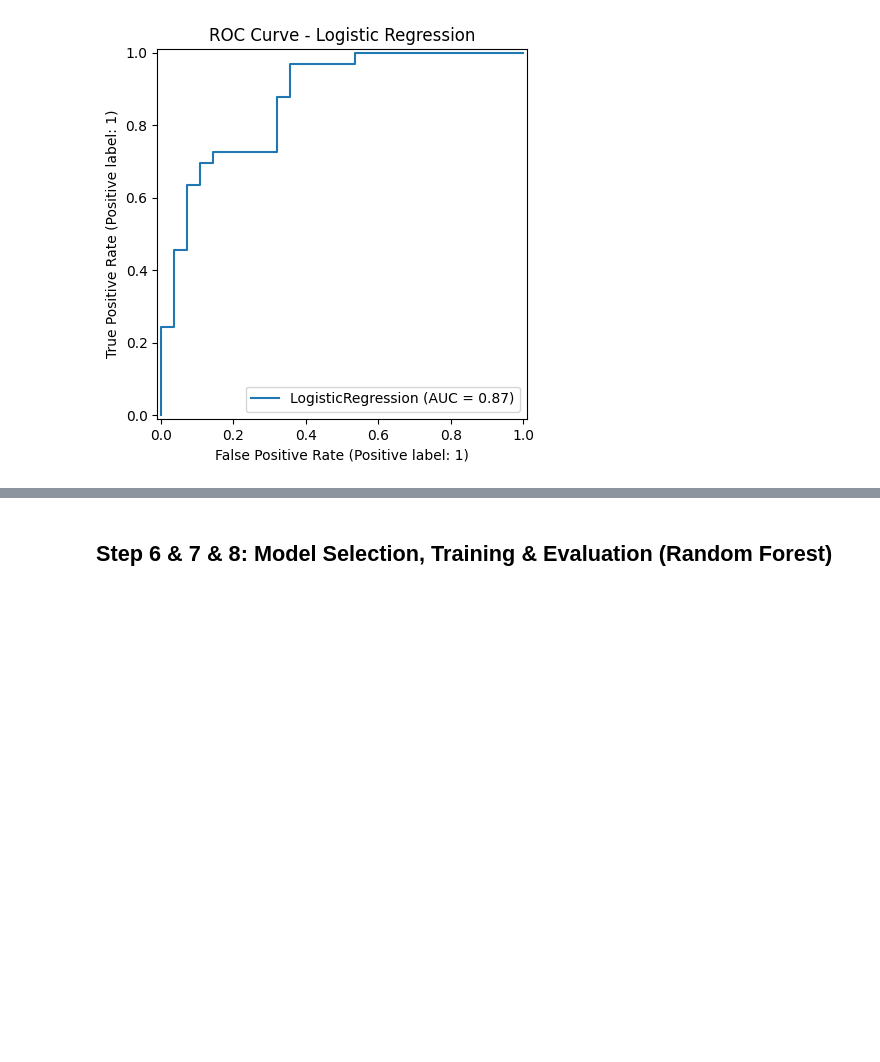
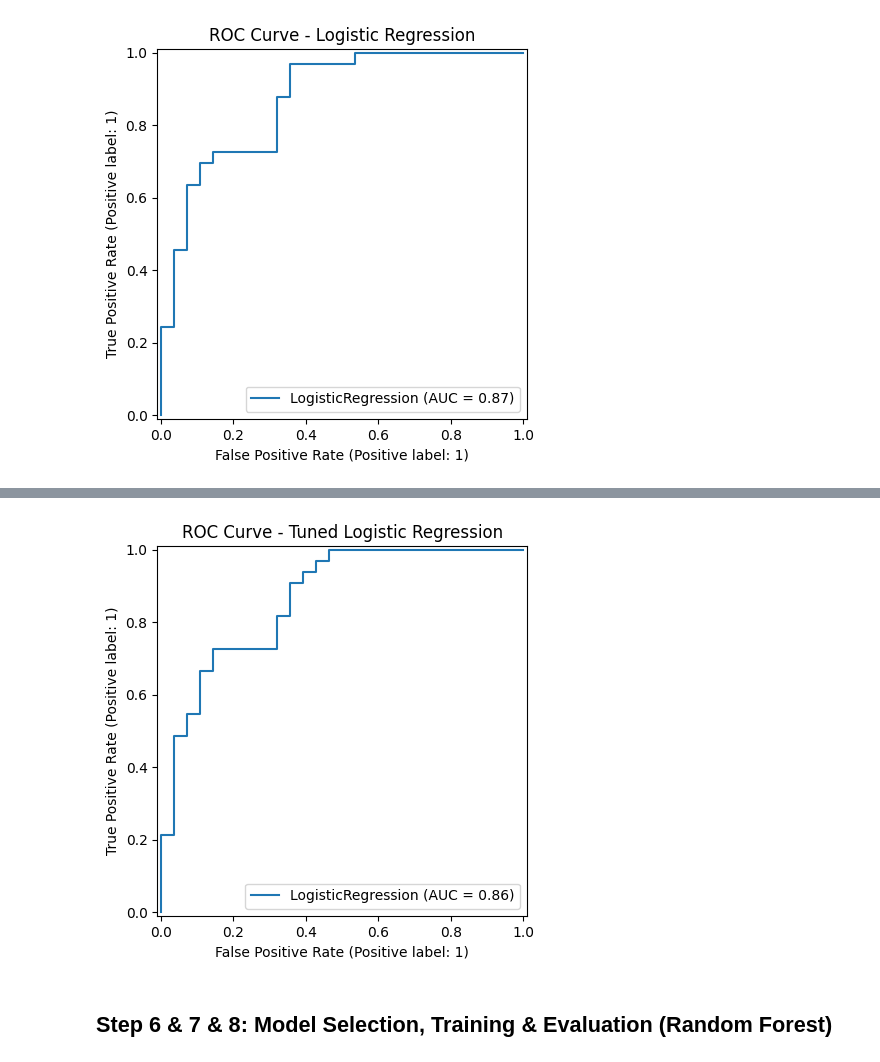
Before and after one commit to touhid0503/Heart_Disease_Diagnosis_Support_System, a Jupyter notebook: HDDSS.ipynb, the cells around one changed output, grey strips where cells are left out. Saved outputs shown, nothing was run; the diff lists cells and outputs as text; code cells hidden in the pictures; blank space fills up the shorter version.

Commit message:
Model Selection, Training, and Evaluation

```diff
--- a/HDDSS.ipynb
+++ b/HDDSS.ipynb
@@ -612,3 +624,74 @@ Confusion Matrix:
    macro avg       0.79      0.78      0.78        61
 weighted avg       0.79      0.79      0.78        61
 [figure]
+# %%
+from sklearn.linear_model import LogisticRegression
+from sklearn.model_selection import GridSearchCV
+from sklearn.metrics import (
+    accuracy_score,
+    precision_score,
+    recall_score,
+    f1_score,
+    roc_auc_score,
+    confusion_matrix,
+    classification_report,
+    RocCurveDisplay
+)
+import matplotlib.pyplot as plt
+
+# 1️⃣ Define Base Model
+log_reg = LogisticRegression(solver='liblinear', random_state=42)
+
+# 2️⃣ Hyperparameter Grid
+param_grid = {
+    'C': [0.01, 0.1, 1, 10],
+    'penalty': ['l1', 'l2']
+}
+
+# 3️⃣ Grid Search with Cross-Validation
+grid_search = GridSearchCV(
+    estimator=log_reg,
+    param_grid=param_grid,
+    cv=5,
+    scoring='recall',  # Prioritizing recall for healthcare
+    n_jobs=-1
+)
+
+# 4️⃣ Train Model
+grid_search.fit(X_train, y_train)
+
+# 5️⃣ Get Best Model
+best_log_reg = grid_search.best_estimator_
+
+print("Best Parameters:", grid_search.best_params_)
+
+# 6️⃣ Make Predictions
+y_pred = best_log_reg.predict(X_test)
+y_proba = best_log_reg.predict_proba(X_test)[:, 1]
+
+# 7️⃣ Evaluation Metrics
+accuracy = accuracy_score(y_test, y_pred)
+precision = precision_score(y_test, y_pred)
+recall = recall_score(y_test, y_pred)
+f1 = f1_score(y_test, y_pred)
+roc_auc = roc_auc_score(y_test, y_proba)
+
+print("\n🔹 Tuned Logistic Regression Evaluation")
+print("-" * 45)
+print(f"Accuracy  : {accuracy:.4f}")
+print(f"Precision : {precision:.4f}")
+print(f"Recall    : {recall:.4f}")
+print(f"F1-Score  : {f1:.4f}")
+print(f"ROC-AUC   : {roc_auc:.4f}")
+
+print("\nConfusion Matrix:")
+print(confusion_matrix(y_test, y_pred))
+
+print("\nClassification Report:")
+print(classification_report(y_test, y_pred))
+
+# 8️⃣ ROC Curve
+RocCurveDisplay.from_estimator(best_log_reg, X_test, y_test)
+plt.title("ROC Curve - Tuned Logistic Regression")
+plt.show()
+# %% [output]
@@ -615,2 +715,3 @@ weighted avg       0.79      0.79      0.78        61
+[figure, added]
 # %% [markdown]
 ## Step 6 & 7 & 8: Model Selection, Training & Evaluation (Random Forest)
```
Also changed, not shown: parts of 6 cells of this notebook.
